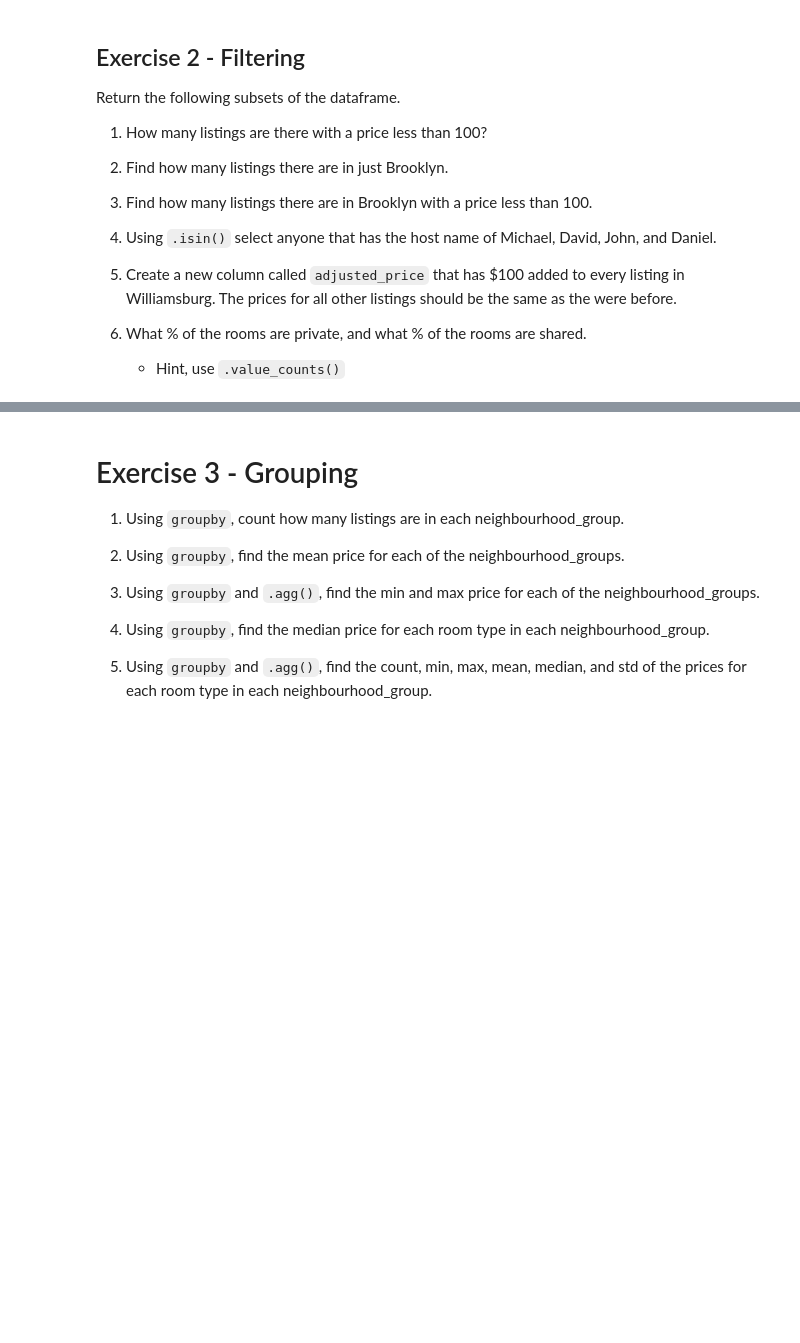
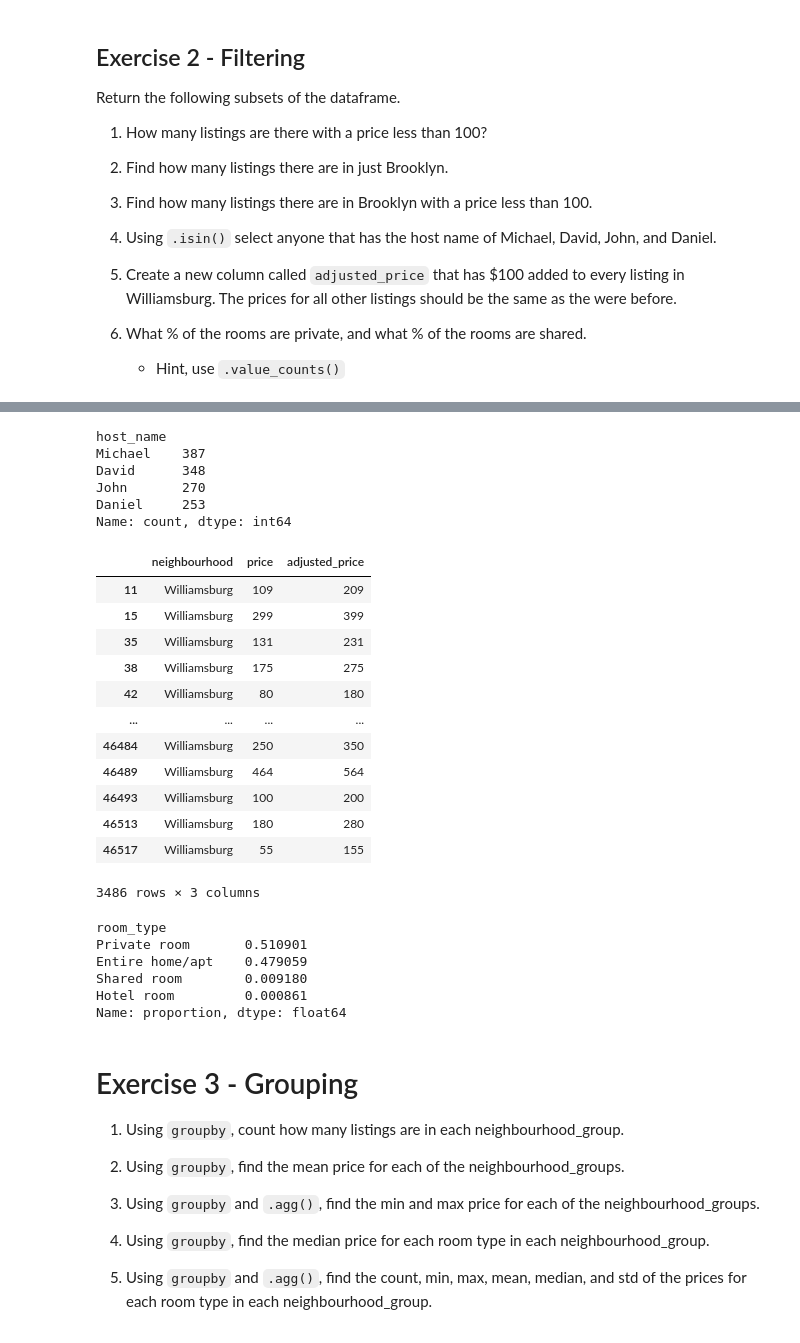
Before and after one commit to luna-miguel/my-fork-2024-DS-Tue, a Jupyter notebook: Week-01-Pandas/Exercise-ML.ipynb, the cells around one changed output, grey strips where cells are left out. Drawn from its saved outputs; the diff is of its cells as text; code cells hidden in the pictures; blank space fills up the shorter version.

```diff
--- a/Week-01-Pandas/Exercise-ML.ipynb
+++ b/Week-01-Pandas/Exercise-ML.ipynb
@@ -47,11 +109,51 @@ Return the following subsets of the dataframe.
 # %%
 # 4. Using `.isin()` select anyone that has the host name of Michael, David, John, and Daniel.
 # How many total are there that have those names
+
+host_names = ["Michael", "David", "John", "Daniel"]
+c3 = df["host_name"].isin(host_names)
+
+df[c3]["host_name"].value_counts()
+# %% [output]
+host_name
+Michael    387
+David      348
+John       270
+Daniel     253
+Name: count, dtype: int64
 # %%
 # 5. Create a new column called `adjusted_price` that has $100 added to every listing in Williamsburg.
 # The prices for all other listings should be the same as the were before.
+
+williamsburg = df["neighbourhood"] == "Williamsburg"
+df["adjusted_price"] = np.where(williamsburg, df["price"] + 100, df["price"])
+
+df[williamsburg][["neighbourhood", "price", "adjusted_price"]]
+# %% [output]
+|  | neighbourhood | price | adjusted_price |
+| 11 | Williamsburg | 109 | 209 |
+| 15 | Williamsburg | 299 | 399 |
+| 35 | Williamsburg | 131 | 231 |
+| 38 | Williamsburg | 175 | 275 |
+| 42 | Williamsburg | 80 | 180 |
+| ... | ... | ... | ... |
+| 46484 | Williamsburg | 250 | 350 |
+| 46489 | Williamsburg | 464 | 564 |
+| 46493 | Williamsburg | 100 | 200 |
+| 46513 | Williamsburg | 180 | 280 |
+| 46517 | Williamsburg | 55 | 155 |
+3486 rows × 3 columns
 # %%
 # 6. What % of the rooms are private, and what % of the rooms are shared.
+
+df[williamsburg]["room_type"].value_counts(normalize=True)
+# %% [output]
+room_type
+Private room       0.510901
+Entire home/apt    0.479059
+Shared room        0.009180
+Hotel room         0.000861
+Name: proportion, dtype: float64
 # %% [markdown]
 # Exercise 3 - Grouping
 
```
Also changed, not shown: parts of 14 cells of this notebook.
